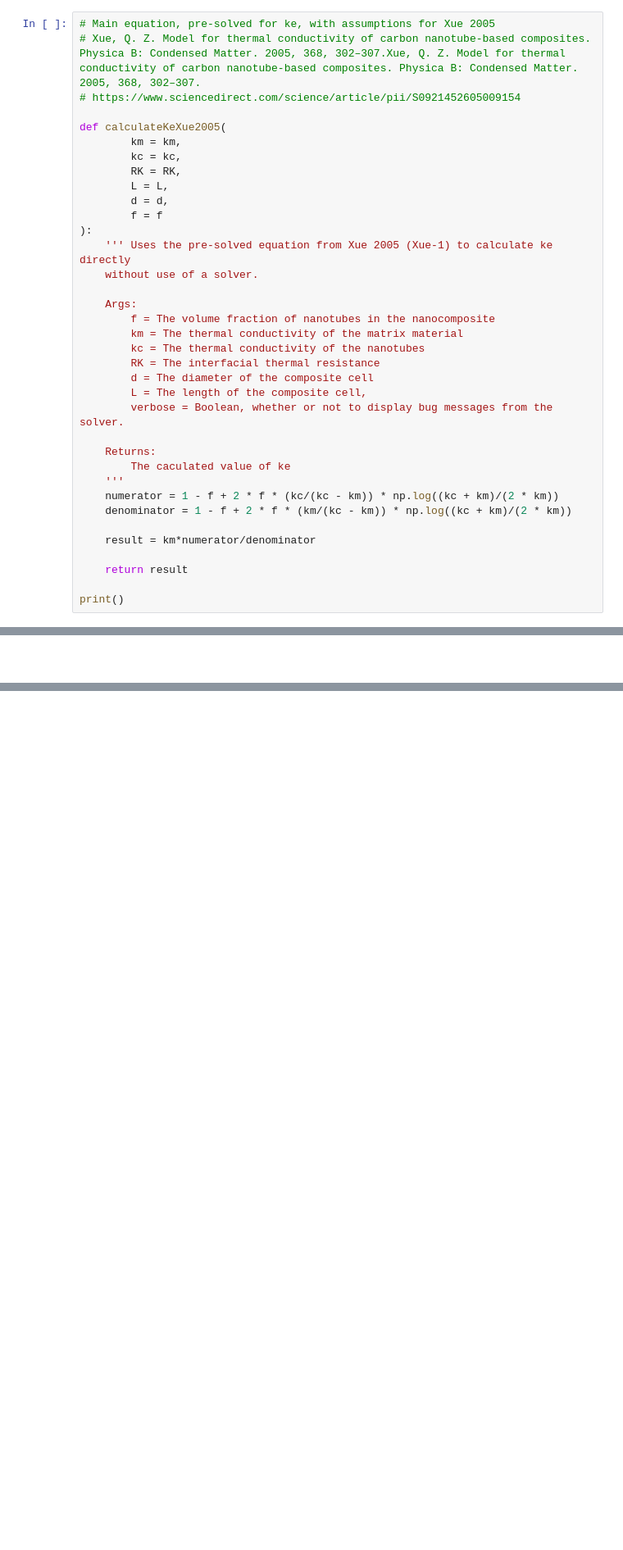
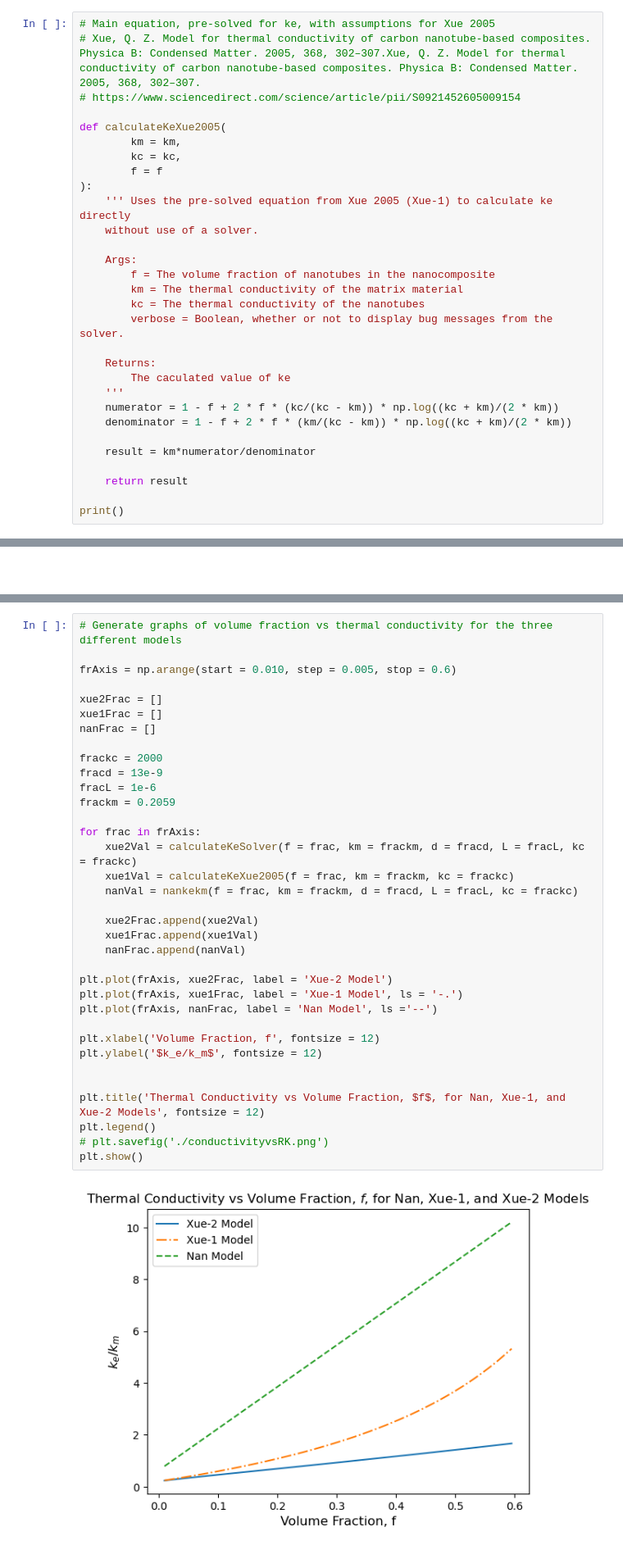
Before and after one commit to danesheppard/CNTCompositeModelling, a Jupyter notebook: nanocomp.ipynb, the cells around one changed output, grey strips where cells are left out. Shown at 82% size. Saved outputs shown, nothing was run; the diff lists cells and outputs as text; blank space fills up the shorter version.

```diff
--- a/nanocomp.ipynb
+++ b/nanocomp.ipynb
@@ -230,9 +233,6 @@ print(calculateKeSolve(verbose = False, maxIter = 400, kc = 5000))
 def calculateKeXue2005(
         km = km,
         kc = kc,
-        RK = RK,
-        L = L,
-        d = d,
         f = f
 ):
     ''' Uses the pre-solved equation from Xue 2005 (Xue-1) to calculate ke directly
@@ -242,9 +242,6 @@ def calculateKeXue2005(
         f = The volume fraction of nanotubes in the nanocomposite
         km = The thermal conductivity of the matrix material
         kc = The thermal conductivity of the nanotubes
-        RK = The interfacial thermal resistance
-        d = The diameter of the composite cell
-        L = The length of the composite cell,
         verbose = Boolean, whether or not to display bug messages from the solver.
 
     Returns:
@@ -351,0 +353,37 @@ Generating 60 values
+# %%
+# Generate graphs of volume fraction vs thermal conductivity for the three different models
+
+frAxis = np.arange(start = 0.010, step = 0.005, stop = 0.6)
+
+xue2Frac = []
+xue1Frac = []
+nanFrac = []
+
+frackc = 2000
+fracd = 13e-9
+fracL = 1e-6
+frackm = 0.2059
+
+for frac in frAxis:
+    xue2Val = calculateKeSolver(f = frac, km = frackm, d = fracd, L = fracL, kc = frackc)
+    xue1Val = calculateKeXue2005(f = frac, km = frackm, kc = frackc)
+    nanVal = nankekm(f = frac, km = frackm, d = fracd, L = fracL, kc = frackc)
+
+    xue2Frac.append(xue2Val)
+    xue1Frac.append(xue1Val)
+    nanFrac.append(nanVal)
+
+plt.plot(frAxis, xue2Frac, label = 'Xue-2 Model')
+plt.plot(frAxis, xue1Frac, label = 'Xue-1 Model', ls = '-.')
+plt.plot(frAxis, nanFrac, label = 'Nan Model', ls ='--')
+
+plt.xlabel('Volume Fraction, f', fontsize = 12)
+plt.ylabel('$k_e/k_m$', fontsize = 12)
+
+
+plt.title('Thermal Conductivity vs Volume Fraction, $f$, for Nan, Xue-1, and Xue-2 Models', fontsize = 12)
+plt.legend()
+# plt.savefig('./conductivityvsRK.png')
+plt.show()
+# %% [output]
+[figure, added]
```
Also changed, not shown: parts of 5 cells of this notebook, 2 other files.
